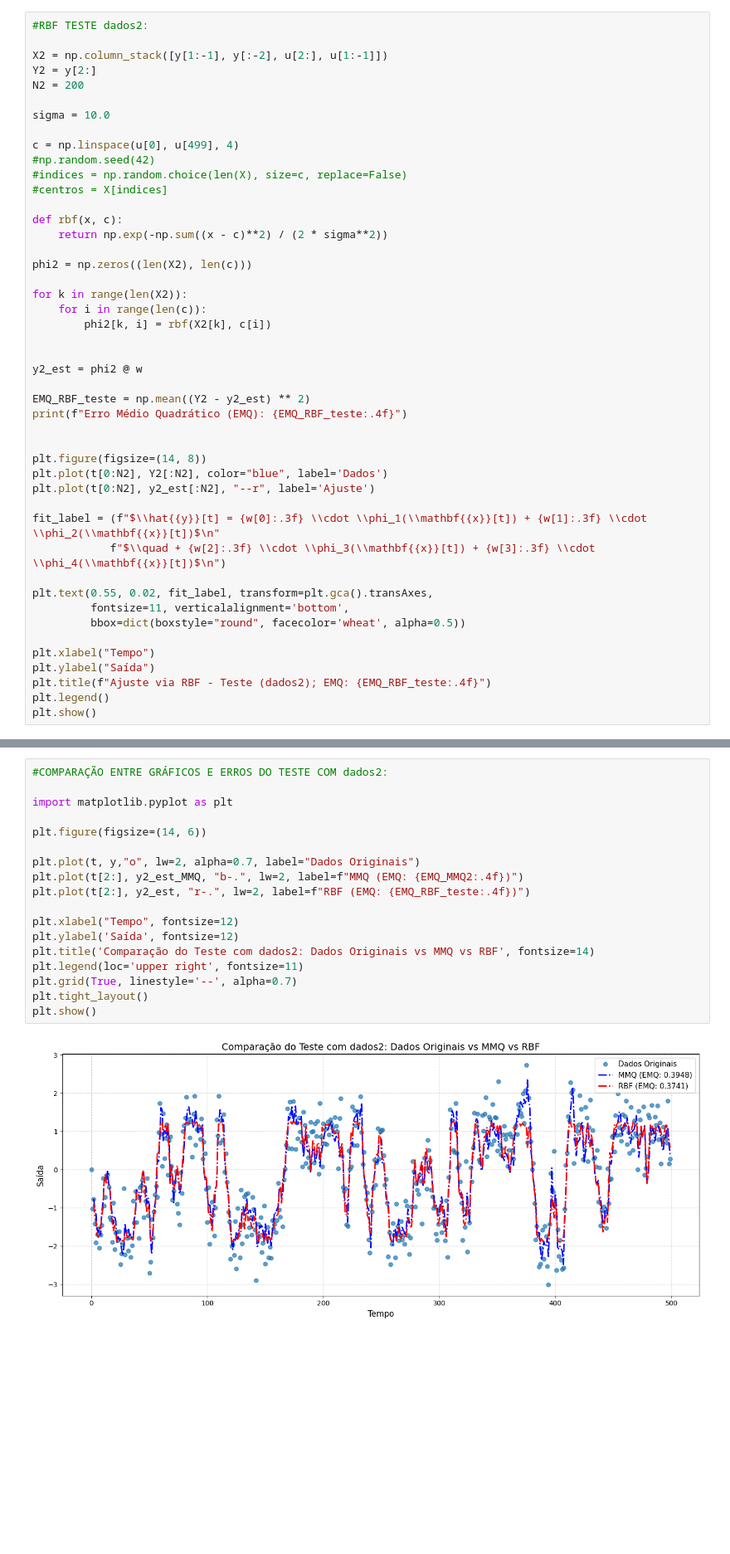
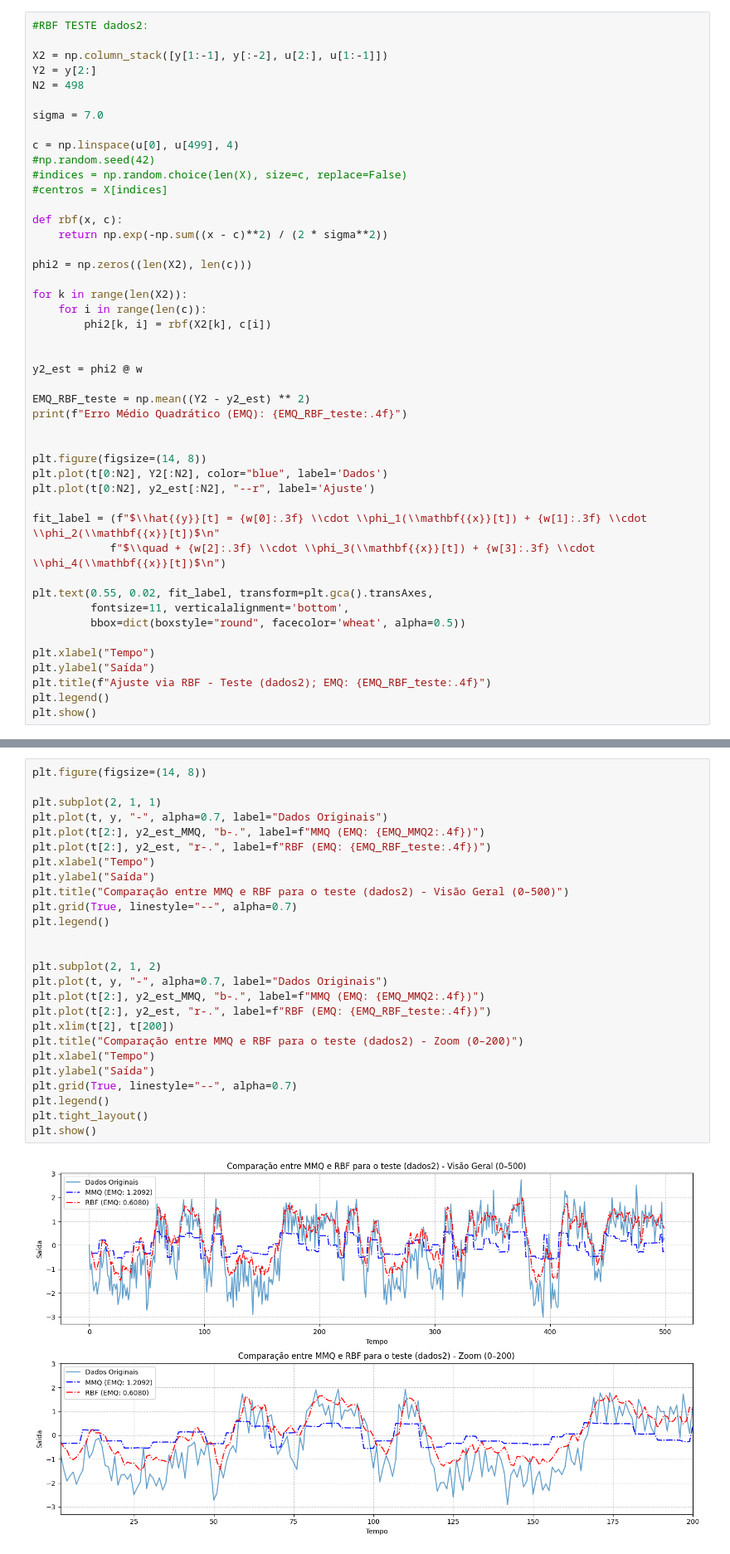
Before and after one commit to DanielMedeiros1/Projeto_MMQ_RBF_CN, a Jupyter notebook: Projeto_U2.ipynb, the cells around one changed output, grey strips where cells are left out. Shown at 83% size. Drawn from its saved outputs; the diff is of its cells as text; blank space fills up the shorter version.

```diff
--- a/Projeto_U2.ipynb
+++ b/Projeto_U2.ipynb
@@ -238,9 +275,9 @@ Erro Médio Quadrático (EMQ): 0.3948
 
 X2 = np.column_stack([y[1:-1], y[:-2], u[2:], u[1:-1]])
 Y2 = y[2:]
-N2 = 200
+N2 = 498
 
-sigma = 10.0
+sigma = 7.0
 
 c = np.linspace(u[0], u[499], 4)
 #np.random.seed(42)
@@ -285,20 +322,28 @@ Erro Médio Quadrático (EMQ): 0.3741
 # %%
-#COMPARAÇÃO ENTRE GRÁFICOS E ERROS DO TESTE COM dados2:
+plt.figure(figsize=(14, 8))
 
-import matplotlib.pyplot as plt
+plt.subplot(2, 1, 1)
+plt.plot(t, y, "-", alpha=0.7, label="Dados Originais")
+plt.plot(t[2:], y2_est_MMQ, "b-.", label=f"MMQ (EMQ: {EMQ_MMQ2:.4f})")
+plt.plot(t[2:], y2_est, "r-.", label=f"RBF (EMQ: {EMQ_RBF_teste:.4f})")
+plt.xlabel("Tempo")
+plt.ylabel("Saída")
+plt.title("Comparação entre MMQ e RBF para o teste (dados2) - Visão Geral (0–500)")
+plt.grid(True, linestyle="--", alpha=0.7)
+plt.legend()
 
-plt.figure(figsize=(14, 6))
 
-plt.plot(t, y,"o", lw=2, alpha=0.7, label="Dados Originais")
-plt.plot(t[2:], y2_est_MMQ, "b-.", lw=2, label=f"MMQ (EMQ: {EMQ_MMQ2:.4f})")
-plt.plot(t[2:], y2_est, "r-.", lw=2, label=f"RBF (EMQ: {EMQ_RBF_teste:.4f})")
-
-plt.xlabel("Tempo", fontsize=12)
-plt.ylabel('Saída', fontsize=12)
-plt.title('Comparação do Teste com dados2: Dados Originais vs MMQ vs RBF', fontsize=14)
-plt.legend(loc='upper right', fontsize=11)
-plt.grid(True, linestyle='--', alpha=0.7)
+plt.subplot(2, 1, 2)
+plt.plot(t, y, "-", alpha=0.7, label="Dados Originais")
+plt.plot(t[2:], y2_est_MMQ, "b-.", label=f"MMQ (EMQ: {EMQ_MMQ2:.4f})")
+plt.plot(t[2:], y2_est, "r-.", label=f"RBF (EMQ: {EMQ_RBF_teste:.4f})")
+plt.xlim(t[2], t[200])
+plt.title("Comparação entre MMQ e RBF para o teste (dados2) - Zoom (0–200)")
+plt.xlabel("Tempo")
+plt.ylabel("Saída")
+plt.grid(True, linestyle="--", alpha=0.7)
+plt.legend()
 plt.tight_layout()
 plt.show()
 # %% [output]
-[figure, old version]
+[figure, new version]
```
Also changed, not shown: parts of 8 cells of this notebook.
